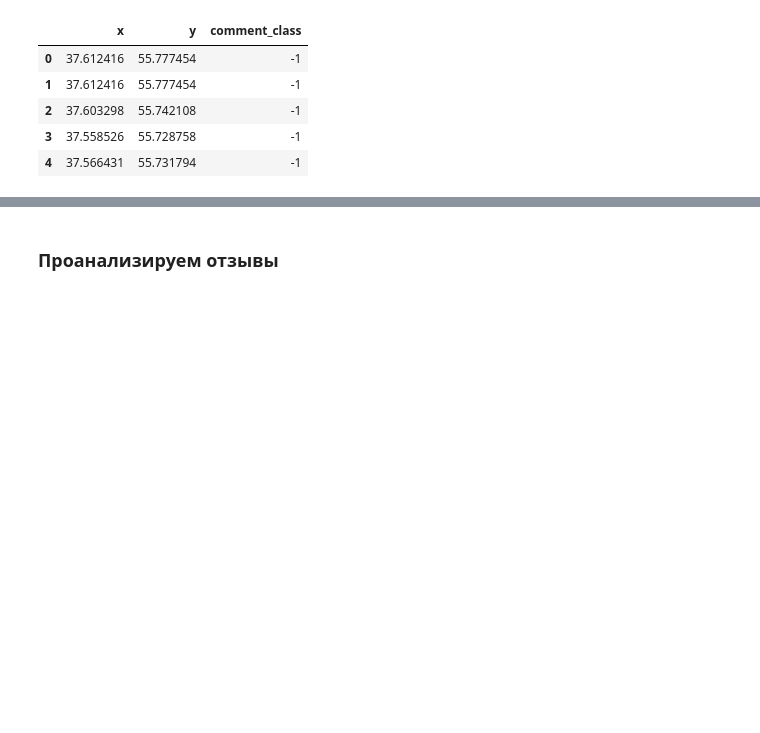
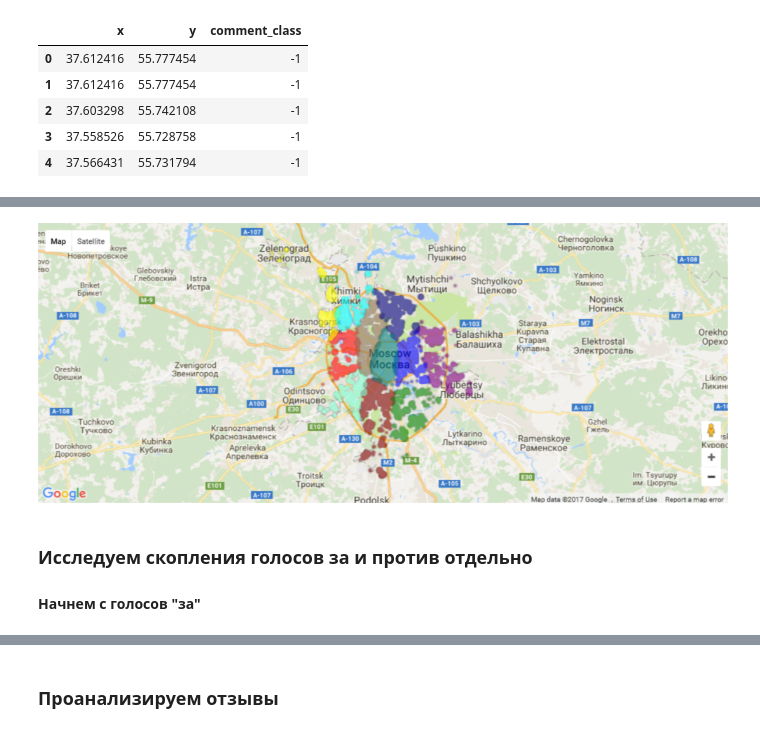
Before and after one commit to MaxVoloskiy/test, a Jupyter notebook: homework clustering.ipynb, the cells around one changed output, grey strips where cells are left out. Cells and saved outputs as stored; diff of their text form; code cells hidden in the pictures; blank space fills up the shorter version.

```diff
--- a/homework clustering.ipynb
+++ b/homework clustering.ipynb
@@ -110,0 +144,8 @@ A Jupyter Widget
+# %%
+from IPython.display import Image
+Image(filename='map_kmeans_11.png')
+# %% [output]
+[figure, added]
+# %% [markdown]
+### Исследуем скопления голосов за и против отдельно
+#### Начнем с голосов "за"
```
Also changed, not shown: parts of 53 cells of this notebook, 4 other files.
